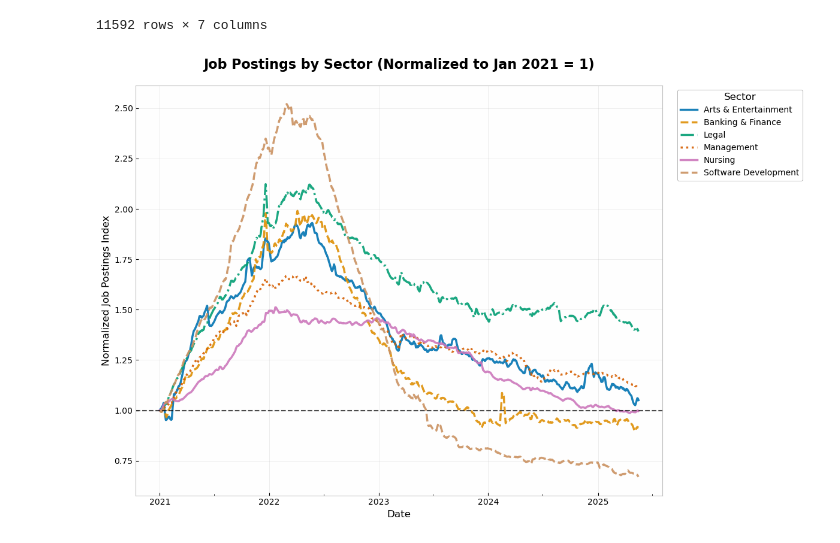
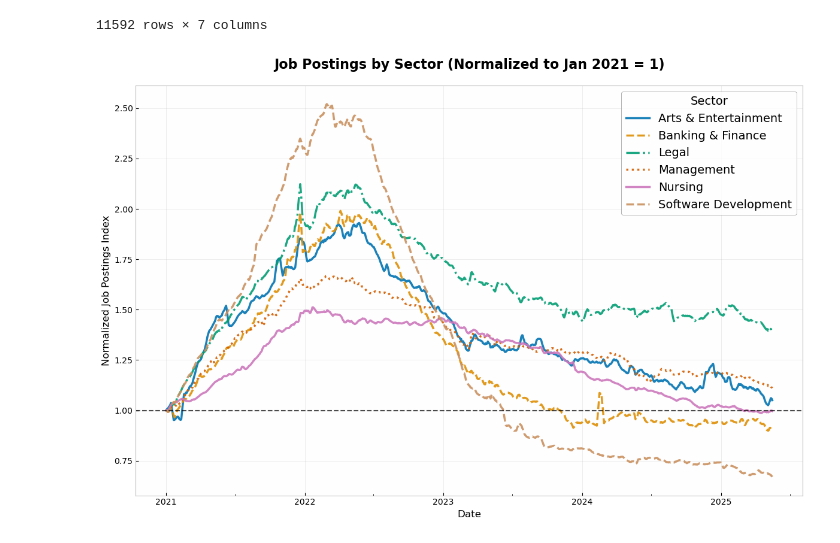
Before and after one commit to chandarb/CPS_Tracker, a Jupyter notebook: CPS_Tracker/code/cps_analysis.ipynb, the cells around one changed output. Cells and saved outputs as stored; diff of their text form; code cells hidden in the pictures.

Commit message:
udpated color scheme for graphs

```diff
--- a/CPS_Tracker/code/cps_analysis.ipynb
+++ b/CPS_Tracker/code/cps_analysis.ipynb
@@ -1464,7 +1464,7 @@ plt.show()
 # %%
 # Define occupations to plot and computer occupations
 occupations = ['Software developers', 'Customer service representatives']
-colors = ['#0173B2', '#DE8F05', '#2E86C1']  # Colorblind-friendly colors
+colors = ['#0173B2', '#DE8F05', '#029E73']  # Colorblind-friendly colors: blue, orange, green
 
 # Create plot with a modern color scheme
 fig, ax = plt.subplots(figsize=(12, 8))
@@ -1701,6 +1698,10 @@ melted_data = normalized.reset_index().melt(id_vars='QUARTER_YEAR',
                                            var_name='Quartile',
                                            value_name='value')
 
+melted_data['QUARTER_YEAR'] = pd.to_datetime(melted_data['QUARTER_YEAR'])
+
+
+
 # Define a colorblind friendly palette
 # Using IBM's ColorBlind Safe palette
 colors = ['#648FFF', '#DC267F', '#FFB000', '#785EF0']  # Blue, Magenta, Gold, Purple
@@ -1718,7 +1719,8 @@ for i, quartile in enumerate(melted_data['Quartile'].unique()):
             label=quartile)
 
 # Add vertical line at normalization quarter
-ax.axvline(x=normalization_quarter, color='black', linestyle='--', alpha=0.5)
+ax.axvline(x=pd.to_datetime(normalization_quarter), color='black', linestyle='--', alpha=0.5)
+
 
 # Customize the plot
 ax.set_title('Real Average Weekly Earnings by GPT Exposure Quartile', fontsize=18, fontweight='bold', pad=20)
@@ -1946,18 +1956,18 @@ for i, low_college in enumerate([False, True]):  # Plot High College first
 ax.axvline(x=pd.to_datetime(normalization_quarter), color='black', linestyle='--', alpha=0.5)
 
 # Customize the plot
-ax.set_title('Real Average Weekly Earnings by Education',
-             fontsize=16,
+ax.set_title('Real Average Weekly Earnings by Occupation College Share',
+             fontsize=20,
              pad=20,
              fontweight='bold')
-ax.set_xlabel('Quarter', fontsize=12, labelpad=10)
-ax.set_ylabel('Normalized Real Earnings', fontsize=12, labelpad=10)
+ax.set_xlabel('Quarter', fontsize=16, labelpad=20)
+ax.set_ylabel('Normalized Real Earnings', fontsize=16, labelpad=10)
 
 # Customize grid
 ax.grid(True, linestyle='--', alpha=0.7)
 
 # Customize ticks
-ax.tick_params(axis='both', which='major', labelsize=10)
+ax.tick_params(axis='both', which='major', labelsize=14)
 plt.xticks(rotation=45)
 
 # Add a light background color
@@ -1967,15 +1977,12 @@ fig.patch.set_facecolor('white')
 # Set y-axis limits
 ax.set_ylim(0.85, 1.15)
 
-# Customize legend
-ax.legend(title='Education Level',
-          title_fontsize=12,
-          fontsize=10,
+# Add legend in top right corner inside the plot
+ax.legend(fontsize=14,
           frameon=True,
           facecolor='white',
           edgecolor='none',
-          bbox_to_anchor=(1.02, 1),
-          loc='upper left')
+          loc='upper right')
 
 # Add value labels on the points for the last quarter
 last_quarter = normalized_data['QUARTER_YEAR'].max()
@@ -2874,8 +2881,6 @@ job_postings
 | 11591 | HiringLabSectoralPosting | 2025-05-16 | US | United States | techsoftware | Software Development | 61.85 |
 11592 rows × 7 columns
 # %%
-
-
 # Convert dateString column to datetime
 job_postings['Date'] = pd.to_datetime(job_postings['dateString'])
 
@@ -2918,39 +2923,37 @@ ax.set_ylabel('Normalized Job Postings Index', fontsize=12)
 
 # Format x-axis
 ax.xaxis.set_major_locator(plt.matplotlib.dates.YearLocator())
 ax.xaxis.set_major_formatter(plt.matplotlib.dates.DateFormatter('%Y'))
 ax.xaxis.set_minor_locator(plt.matplotlib.dates.MonthLocator([1, 7]))
 
 # Add grid
 ax.grid(True, alpha=0.3, linestyle='-', linewidth=0.5)
 
 # Customize legend
 ax.legend(title='Sector',
-          title_fontsize=12,
-          fontsize=10,
-          frameon=True,
-          facecolor='white',
-          edgecolor='gray',
-          bbox_to_anchor=(1.02, 1),
-          loc='upper left')
+         title_fontsize=14,
+         fontsize=14,
+         frameon=True,
+         facecolor='white',
+         edgecolor='gray',
+         loc='upper right')
 
 # Add horizontal line at y=1
 ax.axhline(y=1, color='black', linestyle='--', alpha=0.7, linewidth=1.5)
 
 ax.set_facecolor('#FEFEFE')
 fig.patch.set_facecolor('white')
-
 
 # Adjust layout
 plt.tight_layout()
 
 # Save figure to figures directory
 plt.savefig('../../Papers/figures/job_postings_by_sector.pdf', bbox_inches='tight')
 
 # Show plot
 plt.show()
 
 # Close the figure
 plt.close(fig)
 # %% [output]
-[figure, old version]
+[figure, new version]
```
Also changed, not shown: parts of 5 cells of this notebook, 18 other files.
